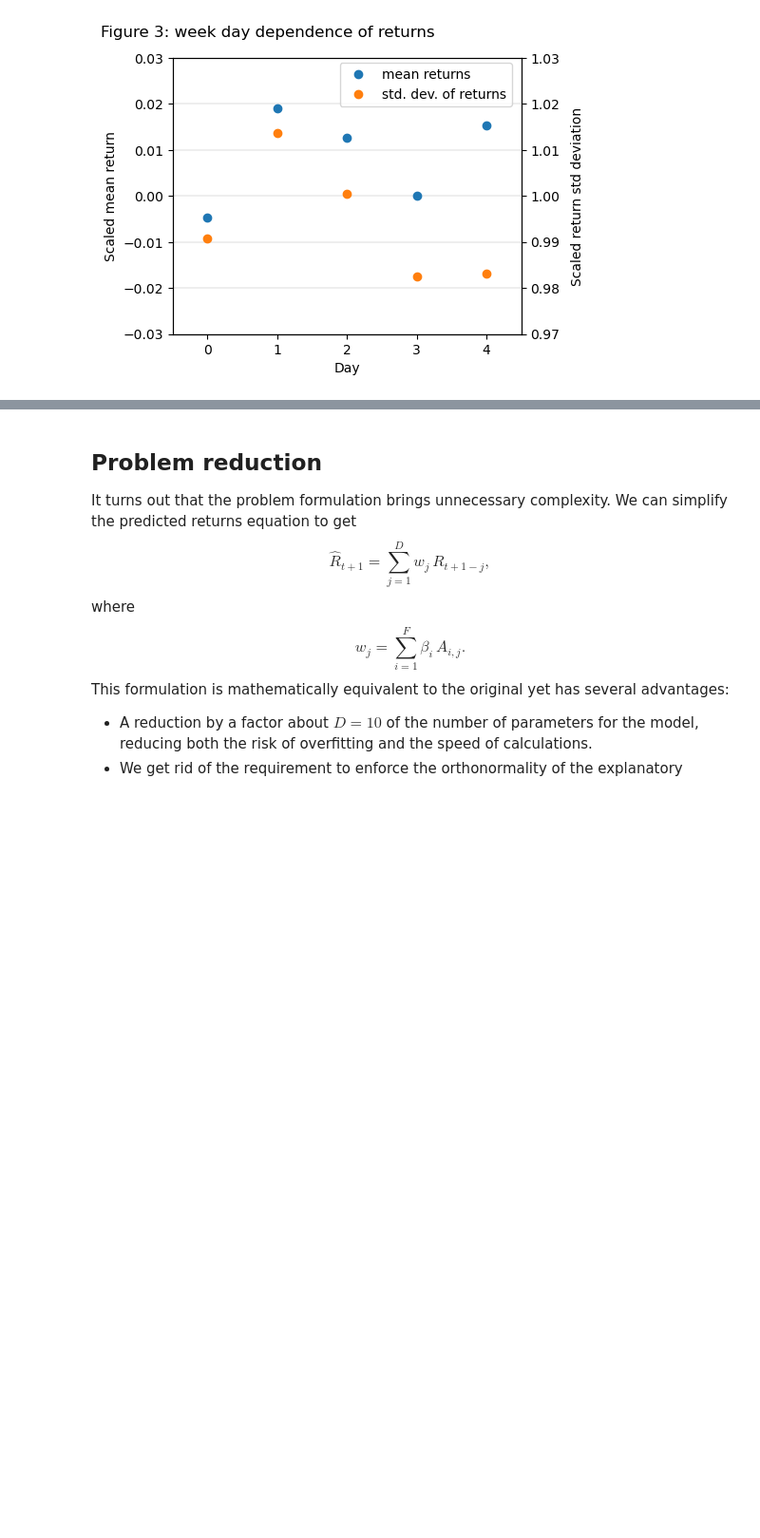
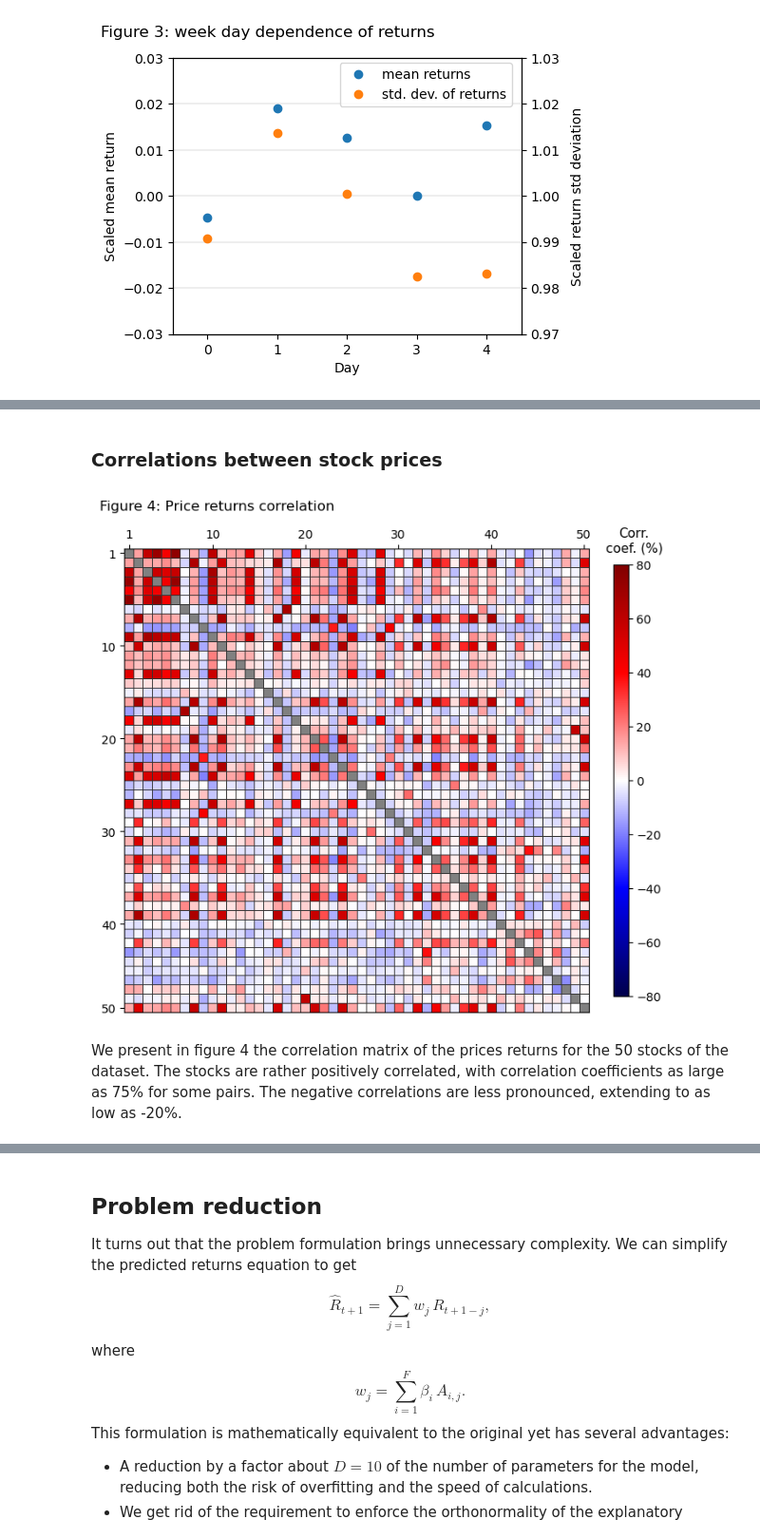
Before and after one commit to netesf13d/stock-market-returns-prediction, a Jupyter notebook: Stock_market_returns_pred.ipynb, the cells around one changed output, grey strips where cells are left out. Shown at 95% size. Drawn from its saved outputs; the diff is of its cells as text; code cells hidden in the pictures; blank space fills up the shorter version.

```diff
--- a/Stock_market_returns_pred.ipynb
+++ b/Stock_market_returns_pred.ipynb
@@ -350,0 +214,34 @@ class SGDOptimizer():
+# %% [markdown]
+### Correlations between stock prices
+# %%
+fig4, ax4 = plt.subplots(
+    nrows=1, ncols=1, figsize=(7, 6.4), dpi=100,
+    gridspec_kw={'left': 0.03, 'right': 0.88, 'top': 0.89, 'bottom': 0.03, 'wspace': 0.24})
+cax4 = fig4.add_axes((0.89, 0.06, 0.025, 0.8))
+fig4.suptitle("Figure 4: Price returns correlation", x=0.02, ha='left')
+
+
+ax4.set_aspect('equal')
+cmap4 = plt.get_cmap('seismic').copy()
+cmap4.set_extremes(under='0.9', over='0.5')
+heatmap = ax4.pcolormesh(100*np.corrcoef(stock_returns)[::-1],
+                         cmap=cmap4, vmin=-80, vmax=80,
+                         edgecolors='0.2', linewidth=0.5)
+
+ax4.tick_params(top=True, labeltop=True, bottom=False, labelbottom=False)
+ax4.set_xticks([0.5, 9.5, 19.5, 29.5, 39.5, 49.5], [1, 10, 20, 30, 40, 50])
+ax4.set_yticks([49.5, 39.5, 29.5, 19.5, 9.5, 0.5], [1, 10, 20, 30, 40, 50])
+
+
+pos = ax4.get_position().bounds
+x, y = pos[0], pos[1] + pos[3]
+
+fig4.colorbar(heatmap, cax=cax4, orientation="vertical", ticklocation="right")
+cax4.text(1.4, 1.03, 'Corr.\ncoef. (%)', fontsize=11, ha='center', transform=cax4.transAxes)
+
+
+plt.show()
+# %% [output]
+[figure, added]
+# %% [markdown]
+We present in figure 4 the correlation matrix of the prices returns for the 50 stocks of the dataset. The stocks are rather positively correlated, with correlation coefficients as large as 75% for some pairs. The negative correlations are less pronounced, extending to as low as -20%.
```
Also changed, not shown: parts of 45 cells of this notebook, 4 other files.
